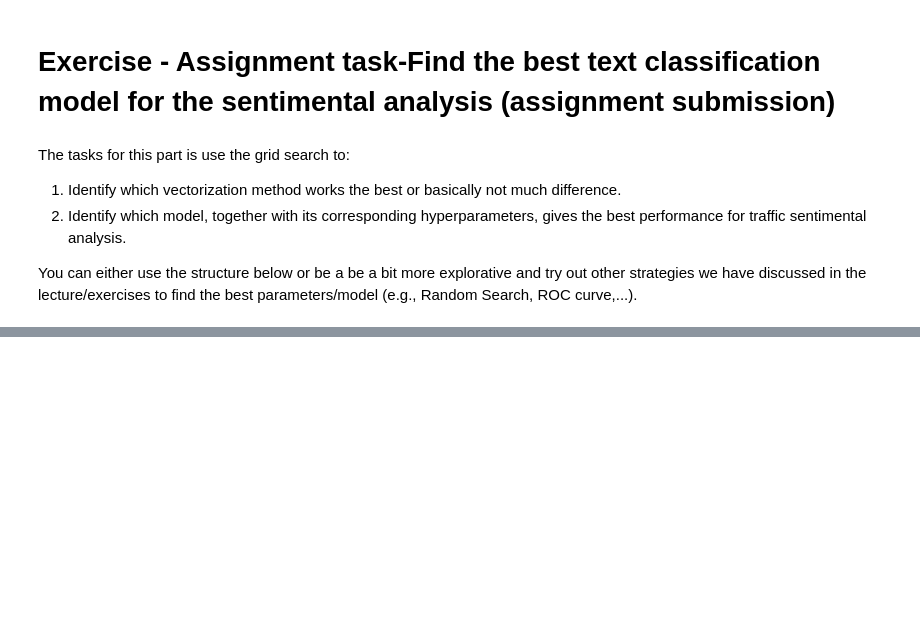
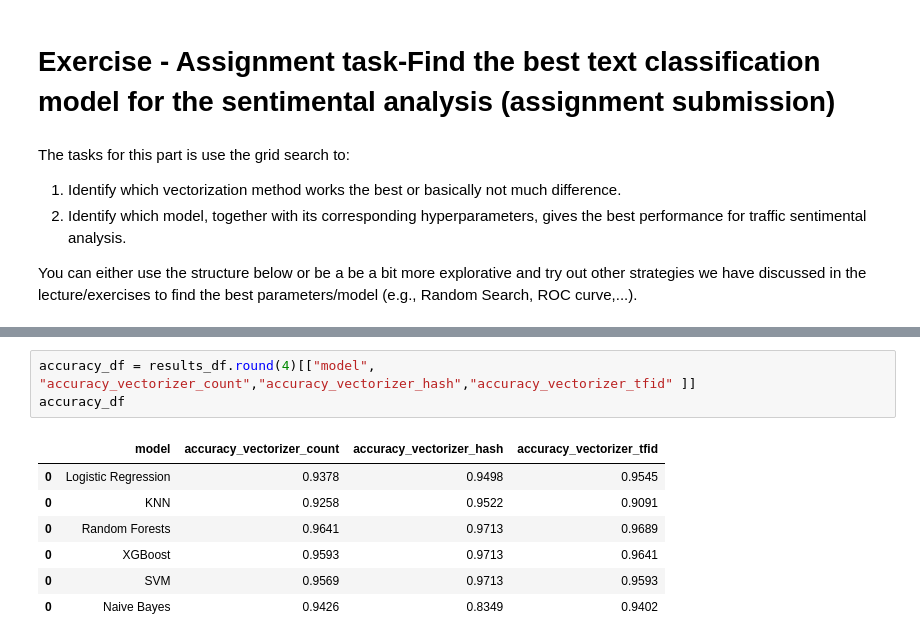
Before and after one commit to jesus-martinez02/AH2179-Lab_2, a Jupyter notebook: Exercise_4_Text_classification_jesus_martinez.ipynb, the cells around one changed output, grey strips where cells are left out. Cells and saved outputs as stored; diff of their text form; blank space fills up the shorter version.

```diff
--- a/Exercise_4_Text_classification_jesus_martinez.ipynb
+++ b/Exercise_4_Text_classification_jesus_martinez.ipynb
@@ -559,0 +897,11 @@ The accuracy of the model is: 0.9593301435406698
+# %%
+accuracy_df = results_df.round(4)[["model", "accuracy_vectorizer_count","accuracy_vectorizer_hash","accuracy_vectorizer_tfid" ]]
+accuracy_df
+# %% [output]
+|  | model | accuracy_vectorizer_count | accuracy_vectorizer_hash | accuracy_vectorizer_tfid |
+| 0 | Logistic Regression | 0.9378 | 0.9498 | 0.9545 |
+| 0 | KNN | 0.9258 | 0.9522 | 0.9091 |
+| 0 | Random Forests | 0.9641 | 0.9713 | 0.9689 |
+| 0 | XGBoost | 0.9593 | 0.9713 | 0.9641 |
+| 0 | SVM | 0.9569 | 0.9713 | 0.9593 |
+| 0 | Naive Bayes | 0.9426 | 0.8349 | 0.9402 |
```
Also changed, not shown: parts of 13 cells of this notebook.
